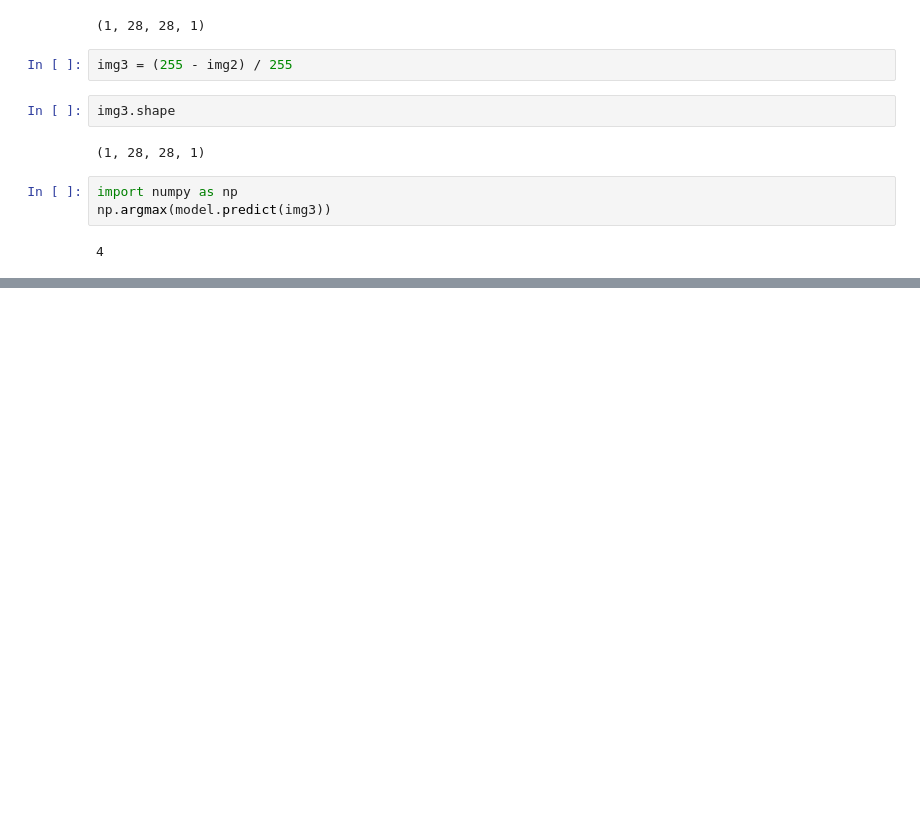
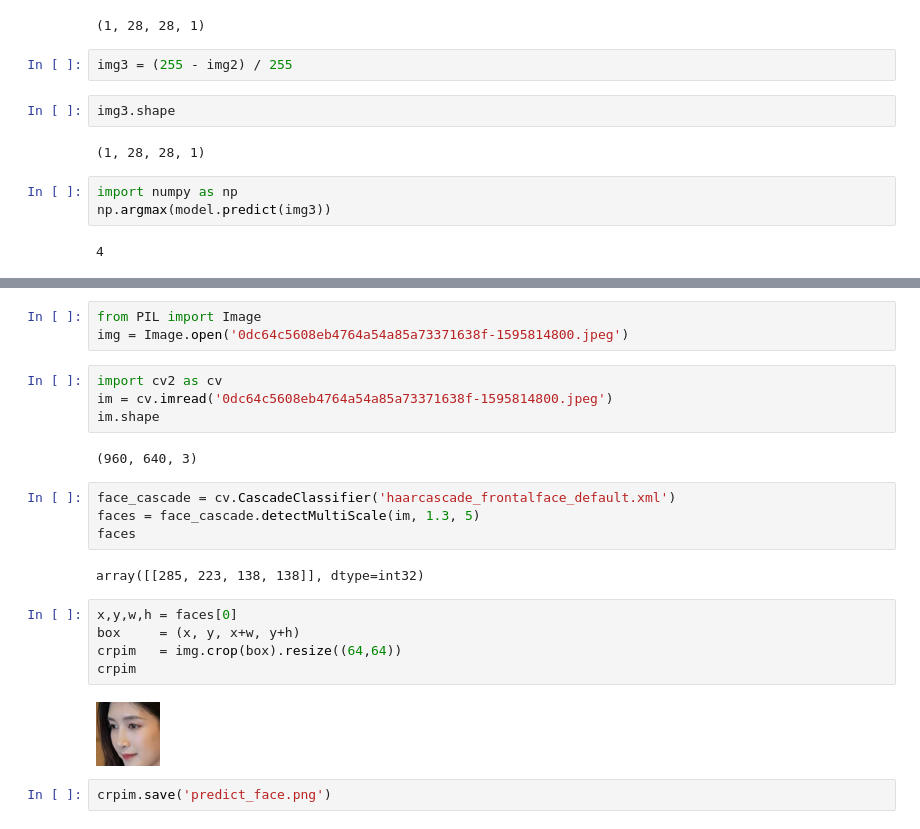
Before and after one commit to ywchiu/fubondl, a Jupyter notebook: Demo20210108.ipynb, the cells around one changed output, grey strips where cells are left out. Saved outputs shown, nothing was run; the diff lists cells and outputs as text; blank space fills up the shorter version.

```diff
--- a/Demo20210108.ipynb
+++ b/Demo20210108.ipynb
@@ -527,0 +792,24 @@ np.argmax(model.predict(img3))
+# %%
+from PIL import Image
+img = Image.open('0dc64c5608eb4764a54a85a73371638f-1595814800.jpeg')
+# %%
+import cv2 as cv
+im = cv.imread('0dc64c5608eb4764a54a85a73371638f-1595814800.jpeg')
+im.shape
+# %% [output]
+(960, 640, 3)
+# %%
+face_cascade = cv.CascadeClassifier('haarcascade_frontalface_default.xml')
+faces = face_cascade.detectMultiScale(im, 1.3, 5)
+faces
+# %% [output]
+array([[285, 223, 138, 138]], dtype=int32)
+# %%
+x,y,w,h = faces[0]
+box     = (x, y, x+w, y+h)
+crpim   = img.crop(box).resize((64,64))
+crpim
+# %% [output]
+[figure, added]
+# %%
+crpim.save('predict_face.png')
```
Also changed, not shown: parts of 45 cells of this notebook.
